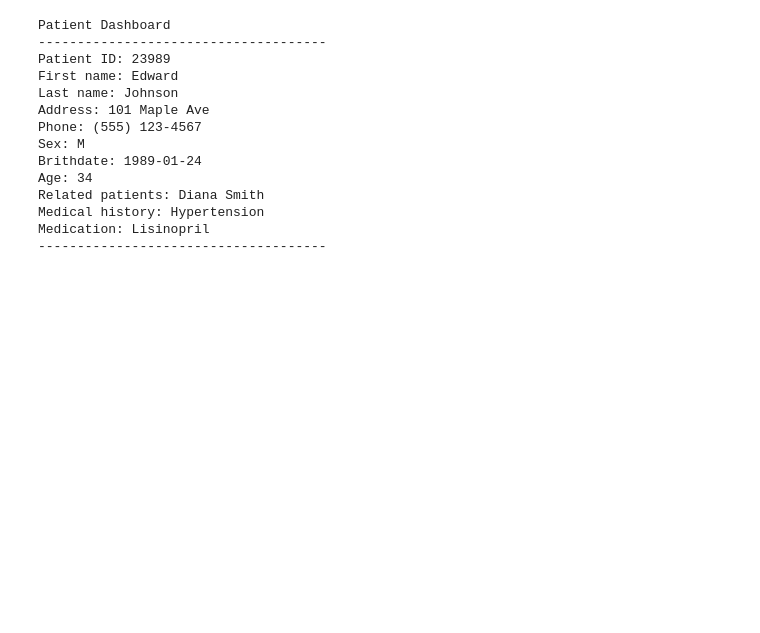
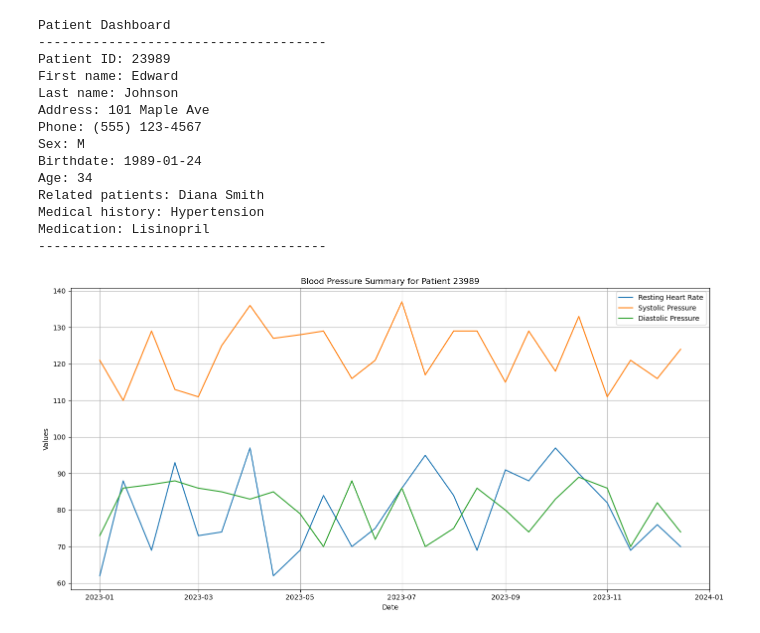
Before and after one commit to mattangoh/DashMed, a Jupyter notebook: DashMed.ipynb, the cells around one changed output. Cells and saved outputs as stored; diff of their text form; code cells hidden in the pictures; blank space fills up the shorter version.

```diff
--- a/DashMed.ipynb
+++ b/DashMed.ipynb
@@ -146,7 +146,7 @@ patients
 57180_BP
 97021_BP
 # %%
-class Summary():
+class PatientSummary():
     """ Summary class to retrieve patient data from an input patient ID. """
 
     def __init__(self, db, PatientId):
@@ -224,19 +297,25 @@ class Dashboard:
 # %%
+# Testing for the dashboard
 id = input('input an ID')
-id_dash = Dashboard(Summary(dashmed, id))
+id_dash = Dashboard(PatientSummary(dashmed, id))
 id_dash.display_dash()
+
+# Testing for the BP graph
+id_bp = BPSummary(dashmed, id)
+id_bp.plot()
 # %% [output]
 Patient Dashboard
 -------------------------------------
 Patient ID: 23989
 First name: Edward
 Last name: Johnson
 Address: 101 Maple Ave
 Phone: (555) 123-4567
 Sex: M
-Brithdate: 1989-01-24
+Birthdate: 1989-01-24
 Age: 34
 Related patients: Diana Smith
 Medical history: Hypertension
 Medication: Lisinopril
 -------------------------------------
+[figure, added]
```
Also changed, not shown: parts of 4 cells of this notebook, 9 other files.
